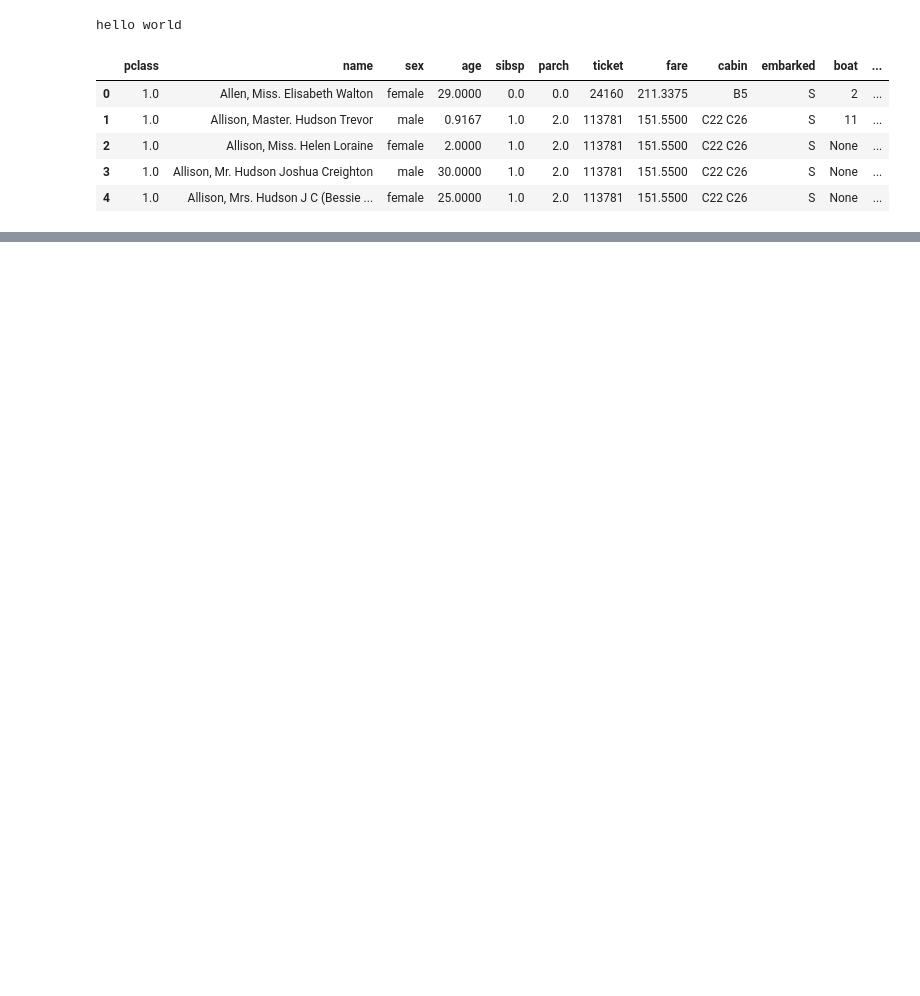
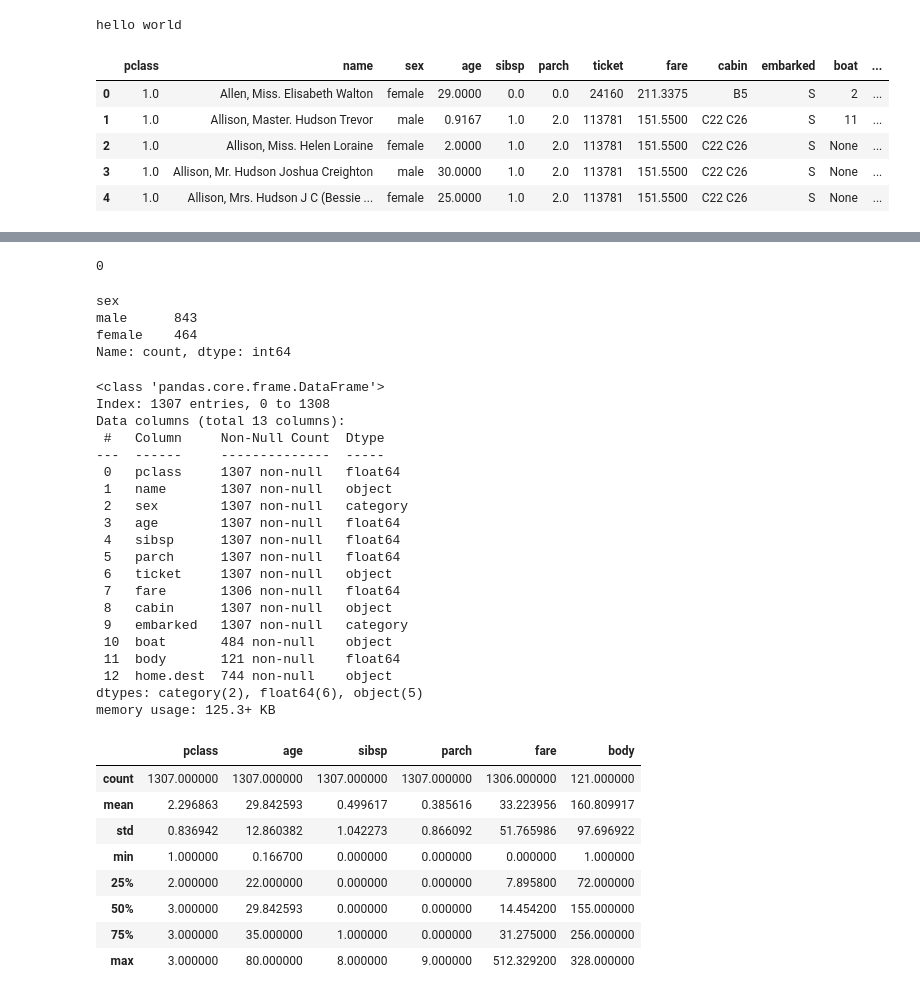
Before and after one commit to niroshsuthagar-QA/20260721---DE5M4, a Jupyter notebook: Day 3/day3.ipynb, the cells around one changed output, grey strips where cells are left out. Saved outputs shown, nothing was run; the diff lists cells and outputs as text; code cells hidden in the pictures; blank space fills up the shorter version.

```diff
--- a/Day 3/day3.ipynb
+++ b/Day 3/day3.ipynb
@@ -20,0 +57,51 @@ data.head()
+# %%
+#Q2
+data.duplicated().sum()
+# %% [output]
+0
+# %%
+#Q3
+data.sex.value_counts()
+# %% [output]
+sex
+male      843
+female    464
+Name: count, dtype: int64
+# %%
+#Q4
+data[['age','fare']]
+
+# Filling the age and fare NA values with averages
+data["age"].fillna(data["age"].mean(), inplace=True)
+data["fare"].dropna(inplace=True)
+data.info()
+# %% [output]
+<class 'pandas.core.frame.DataFrame'>
+Index: 1307 entries, 0 to 1308
+Data columns (total 13 columns):
+ #   Column     Non-Null Count  Dtype
+---  ------     --------------  -----
+ 0   pclass     1307 non-null   float64
+ 1   name       1307 non-null   object
+ 2   sex        1307 non-null   category
+ 3   age        1307 non-null   float64
+ 4   sibsp      1307 non-null   float64
+ 5   parch      1307 non-null   float64
+ 6   ticket     1307 non-null   object
+ 7   fare       1306 non-null   float64
+ 8   cabin      1307 non-null   object
+ 9   embarked   1307 non-null   category
+ 10  boat       484 non-null    object
+ 11  body       121 non-null    float64
+ 12  home.dest  744 non-null    object
+dtypes: category(2), float64(6), object(5)
+memory usage: 125.3+ KB
+|  | pclass | age | sibsp | parch | fare | body |
+| count | 1307.000000 | 1307.000000 | 1307.000000 | 1307.000000 | 1306.000000 | 121.000000 |
+| mean | 2.296863 | 29.842593 | 0.499617 | 0.385616 | 33.223956 | 160.809917 |
+| std | 0.836942 | 12.860382 | 1.042273 | 0.866092 | 51.765986 | 97.696922 |
+| min | 1.000000 | 0.166700 | 0.000000 | 0.000000 | 0.000000 | 1.000000 |
+| 25% | 2.000000 | 22.000000 | 0.000000 | 0.000000 | 7.895800 | 72.000000 |
+| 50% | 3.000000 | 29.842593 | 0.000000 | 0.000000 | 14.454200 | 155.000000 |
+| 75% | 3.000000 | 35.000000 | 1.000000 | 0.000000 | 31.275000 | 256.000000 |
+| max | 3.000000 | 80.000000 | 8.000000 | 9.000000 | 512.329200 | 328.000000 |
```
Also changed, not shown: parts of 10 cells of this notebook.
